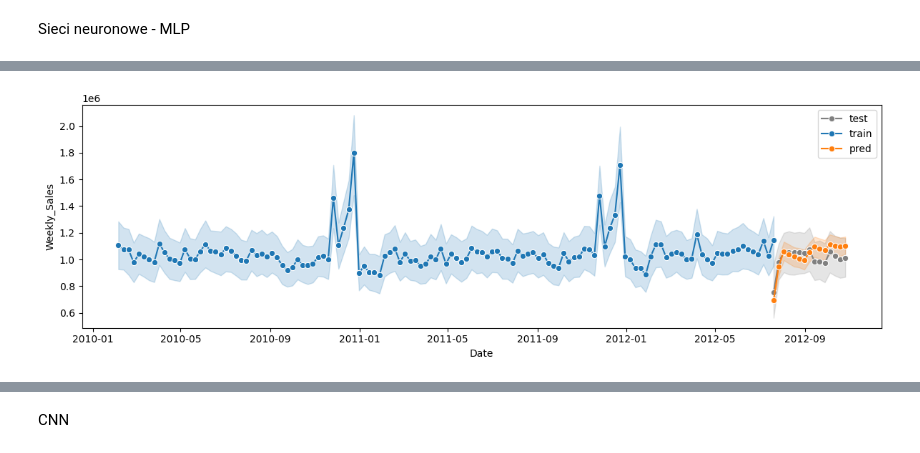
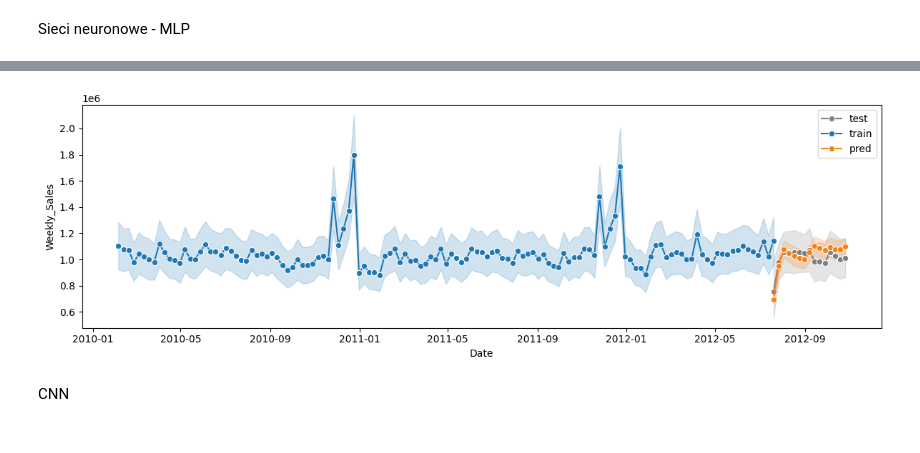
Before and after one commit to nataliastas/Time_series_forecasting, a Jupyter notebook: POF_praca_magosterska.ipynb, the cells around one changed output, grey strips where cells are left out. Drawn from its saved outputs; the diff is of its cells as text; code cells hidden in the pictures.

```diff
--- a/POF_praca_magosterska.ipynb
+++ b/POF_praca_magosterska.ipynb
@@ -764,4 +774,15 @@ Model: "sequential_4"
-# %%
-plot_predict(data_train_ready_many_features, train_len_many, pred)
-# %% [output]
-[figure, removed]
+# %%
+def neural_networks_predict(name, X_train, Y_train, X_test, Y_test):
+    model = pickle.load(open(name,'rb'))
+    y_train_pred = model.predict(X_train)
+    y_test_pred = model.predict(X_test)
+    pred = y_test_pred[:,0]
+    rmse_train = float(format(np.sqrt(mean_squared_error(Y_train, y_train_pred)), '.3f'))
+    rmse_test = float(format(np.sqrt(mean_squared_error(Y_test, y_test_pred)), '.3f'))
+    print(rmse_train)
+    print(rmse_test)
+    return pred
+# %%
+MLP_prediction = neural_networks_predict('model_MLP.pkl', X_train, Y_train, X_test, Y_test)
+plot_predict(data_train_ready_many_features, train_len_many, MLP_prediction)
+# %% [output]
@@ -768,3 +793,4 @@ plot_predict(data_train_ready_many_features, train_len_many, pred)
+[figure, added]
 # %% [markdown]
 CNN
 # %%
```
Also changed, not shown: parts of 28 cells of this notebook.
